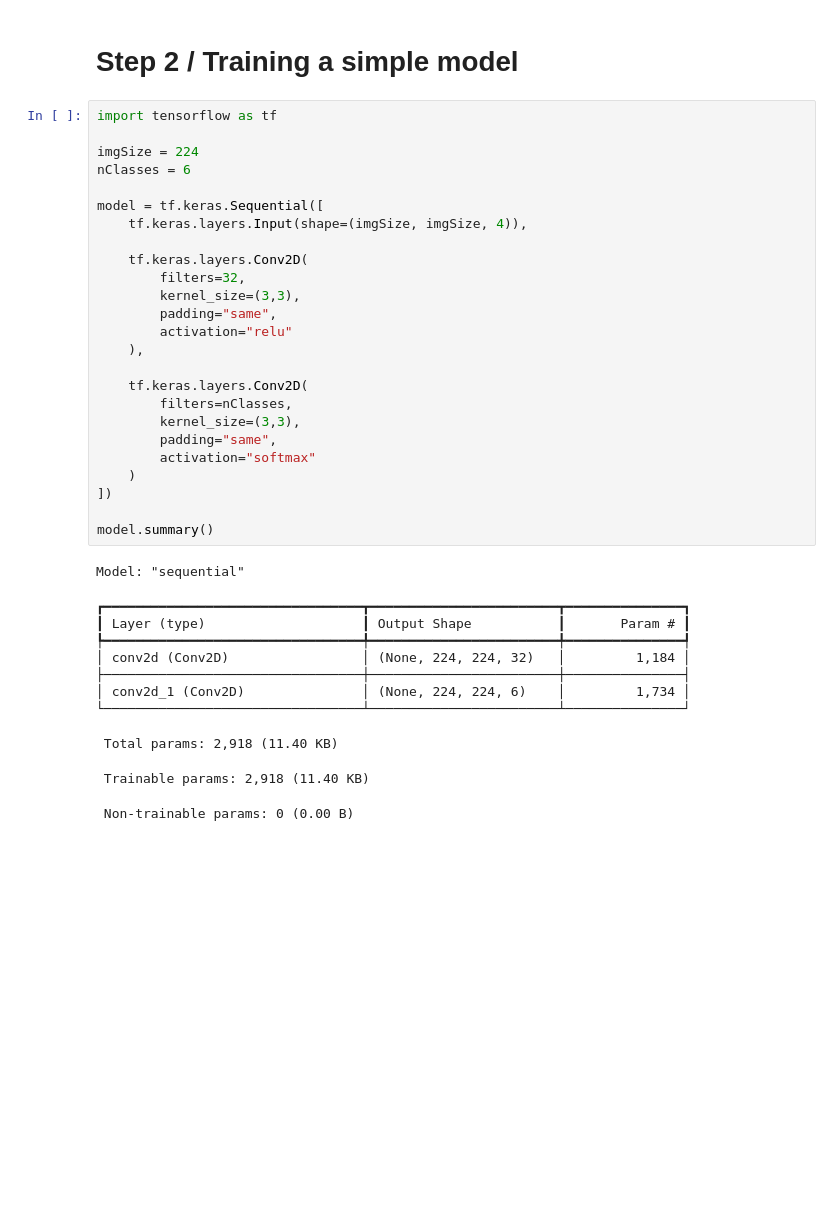
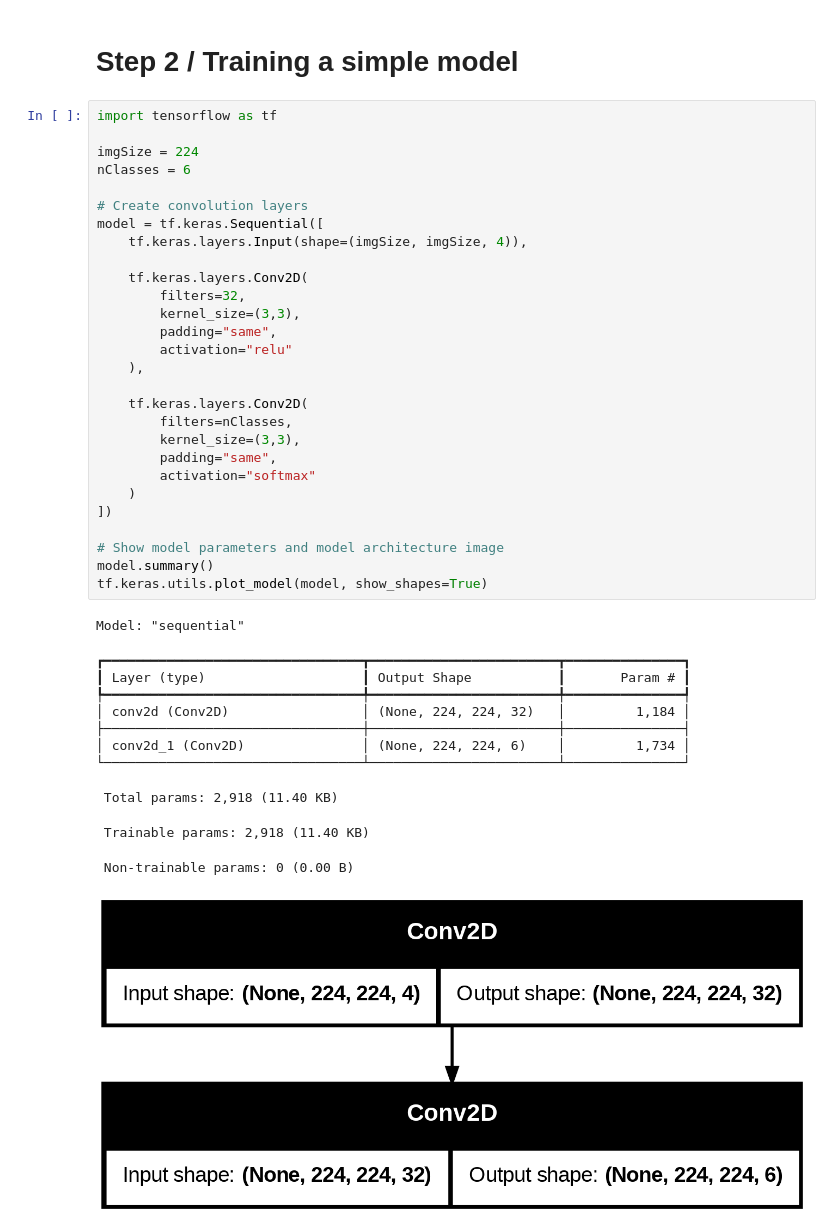
Before and after one commit to JosueVP17/geotif-semantic-segmentation, a Jupyter notebook: models.ipynb, the cells around one changed output. Saved outputs shown, nothing was run; the diff lists cells and outputs as text; blank space fills up the shorter version.

```diff
--- a/models.ipynb
+++ b/models.ipynb
@@ -447,35 +427,39 @@ import tensorflow as tf
 imgSize = 224
 nClasses = 6
 
+# Create convolution layers
 model = tf.keras.Sequential([
     tf.keras.layers.Input(shape=(imgSize, imgSize, 4)),
 
     tf.keras.layers.Conv2D(
         filters=32,
         kernel_size=(3,3),
         padding="same",
         activation="relu"
     ),
 
     tf.keras.layers.Conv2D(
         filters=nClasses,
         kernel_size=(3,3),
         padding="same",
         activation="softmax"
     )
 ])
 
+# Show model parameters and model architecture image
 model.summary()
+tf.keras.utils.plot_model(model, show_shapes=True)
 # %% [output]
 Model: "sequential"
 ┏━━━━━━━━━━━━━━━━━━━━━━━━━━━━━━━━━┳━━━━━━━━━━━━━━━━━━━━━━━━┳━━━━━━━━━━━━━━━┓
 ┃ Layer (type)                    ┃ Output Shape           ┃       Param # ┃
 ┡━━━━━━━━━━━━━━━━━━━━━━━━━━━━━━━━━╇━━━━━━━━━━━━━━━━━━━━━━━━╇━━━━━━━━━━━━━━━┩
 │ conv2d (Conv2D)                 │ (None, 224, 224, 32)   │         1,184 │
 ├─────────────────────────────────┼────────────────────────┼───────────────┤
 │ conv2d_1 (Conv2D)               │ (None, 224, 224, 6)    │         1,734 │
 └─────────────────────────────────┴────────────────────────┴───────────────┘
  Total params: 2,918 (11.40 KB)
  Trainable params: 2,918 (11.40 KB)
  Non-trainable params: 0 (0.00 B)
+[figure, added]
 # %%
```
Also changed, not shown: parts of 37 cells of this notebook.
